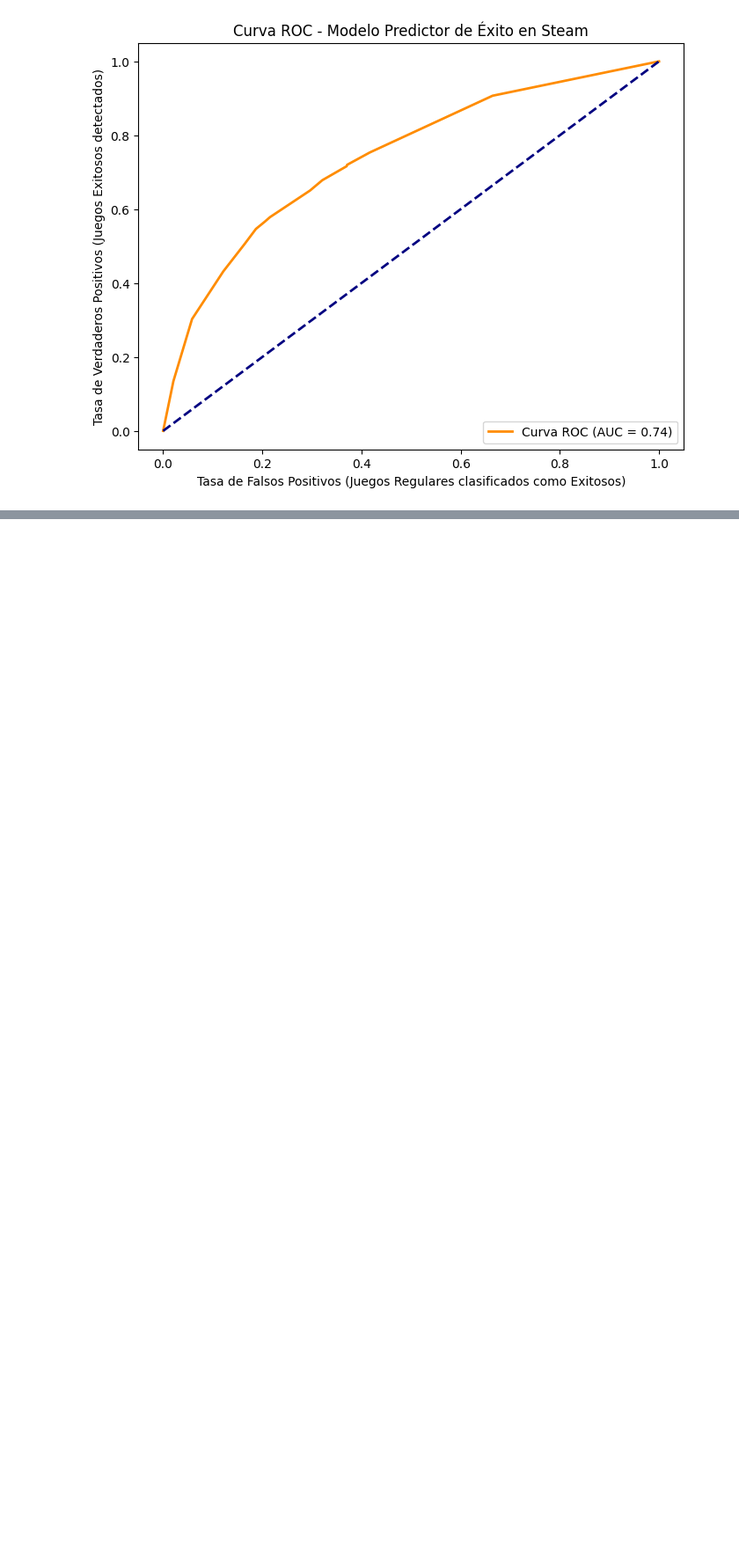
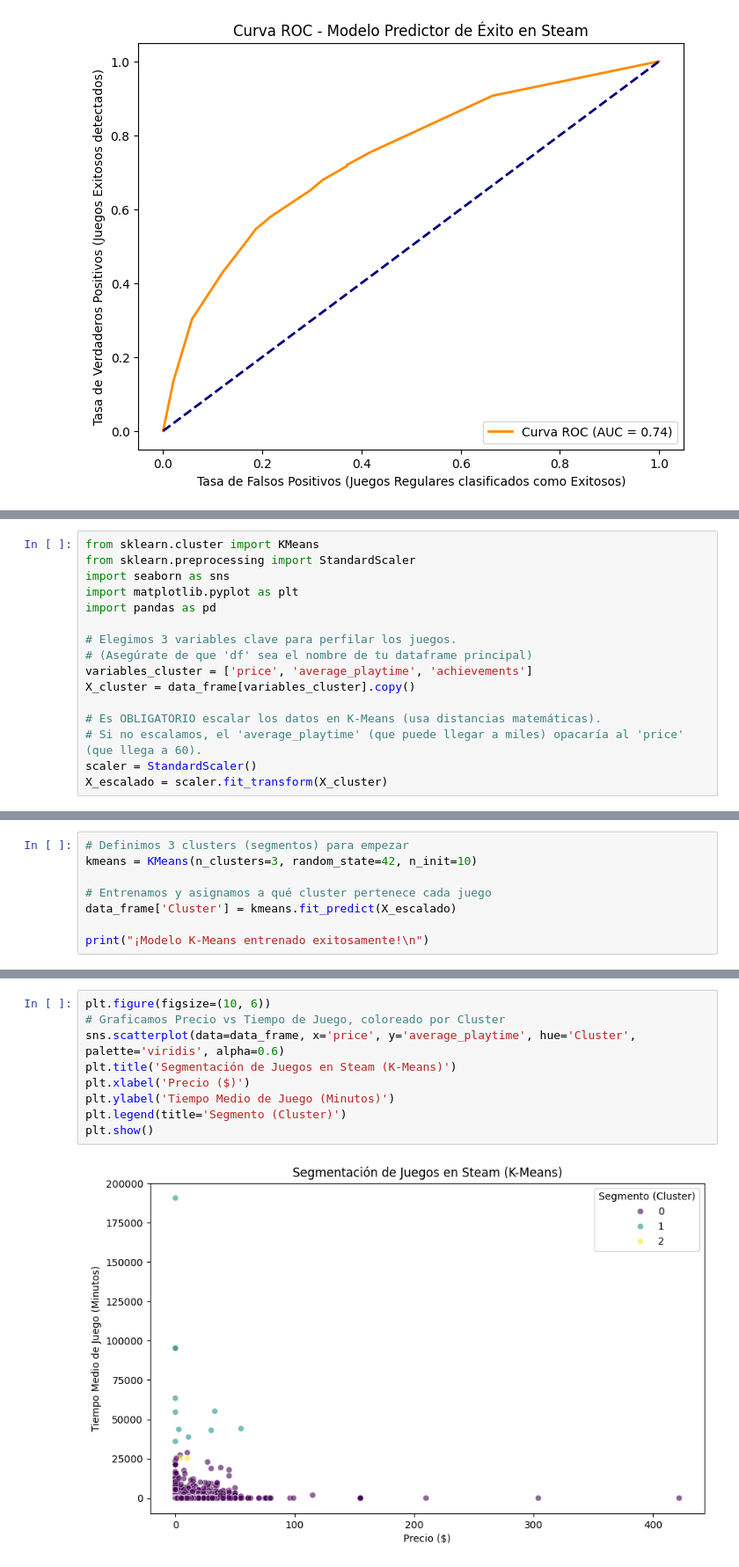
Before and after one commit to josvalverde/MineriaDatos-Proyecto, a Jupyter notebook: MineriaSteam.ipynb, the cells around one changed output, grey strips where cells are left out. Shown at 88% size. Drawn from its saved outputs; the diff is of its cells as text; blank space fills up the shorter version.

Commit message:
clusteres

```diff
--- a/MineriaSteam.ipynb
+++ b/MineriaSteam.ipynb
@@ -827,0 +830,16 @@ plt.show()
+# %%
+from sklearn.cluster import KMeans
+from sklearn.preprocessing import StandardScaler
+import seaborn as sns
+import matplotlib.pyplot as plt
+import pandas as pd
+
+# Elegimos 3 variables clave para perfilar los juegos.
+# (Asegúrate de que 'df' sea el nombre de tu dataframe principal)
+variables_cluster = ['price', 'average_playtime', 'achievements']
+X_cluster = data_frame[variables_cluster].copy()
+
+# Es OBLIGATORIO escalar los datos en K-Means (usa distancias matemáticas).
+# Si no escalamos, el 'average_playtime' (que puede llegar a miles) opacaría al 'price' (que llega a 60).
+scaler = StandardScaler()
+X_escalado = scaler.fit_transform(X_cluster)
@@ -827,0 +848,8 @@ plt.show()
+# %%
+# Definimos 3 clusters (segmentos) para empezar
+kmeans = KMeans(n_clusters=3, random_state=42, n_init=10)
+
+# Entrenamos y asignamos a qué cluster pertenece cada juego
+data_frame['Cluster'] = kmeans.fit_predict(X_escalado)
+
+print("¡Modelo K-Means entrenado exitosamente!\n")
@@ -827,0 +875,11 @@ plt.show()
+# %%
+plt.figure(figsize=(10, 6))
+# Graficamos Precio vs Tiempo de Juego, coloreado por Cluster
+sns.scatterplot(data=data_frame, x='price', y='average_playtime', hue='Cluster', palette='viridis', alpha=0.6)
+plt.title('Segmentación de Juegos en Steam (K-Means)')
+plt.xlabel('Precio ($)')
+plt.ylabel('Tiempo Medio de Juego (Minutos)')
+plt.legend(title='Segmento (Cluster)')
+plt.show()
+# %% [output]
+[figure, added]
```
Also changed, not shown: parts of 9 cells of this notebook.
